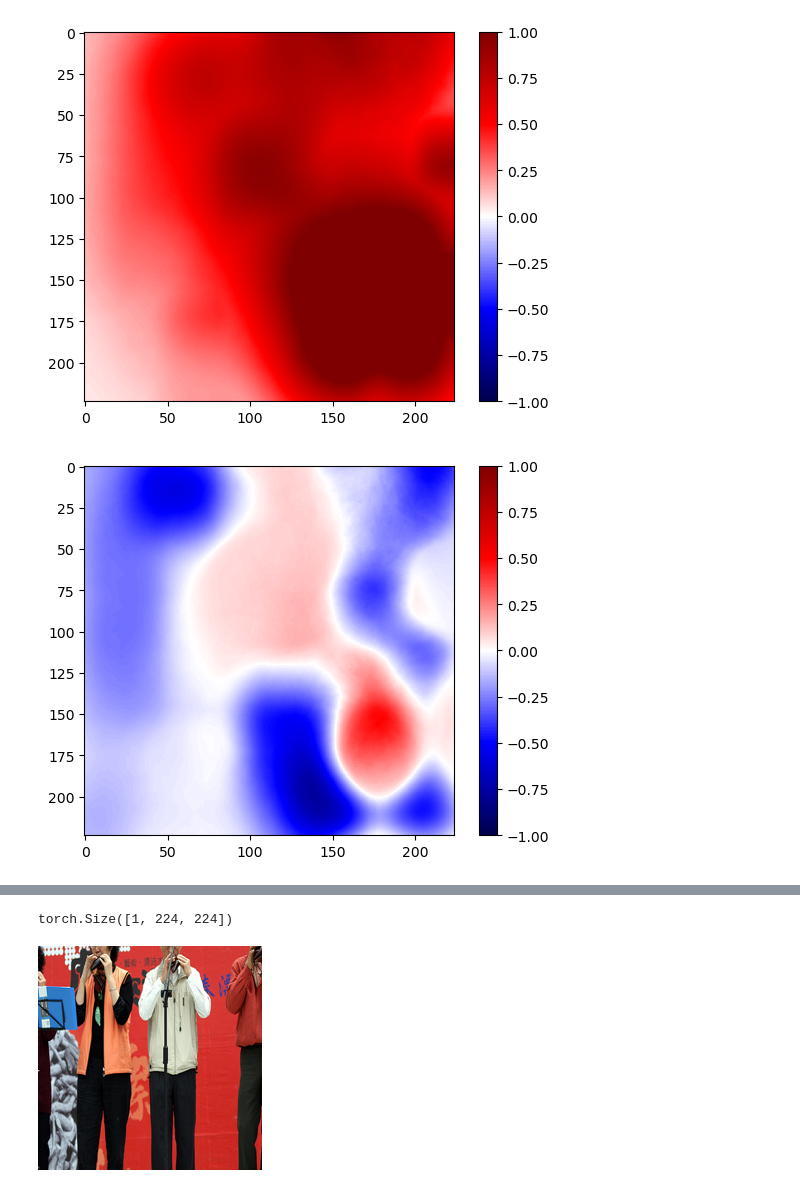
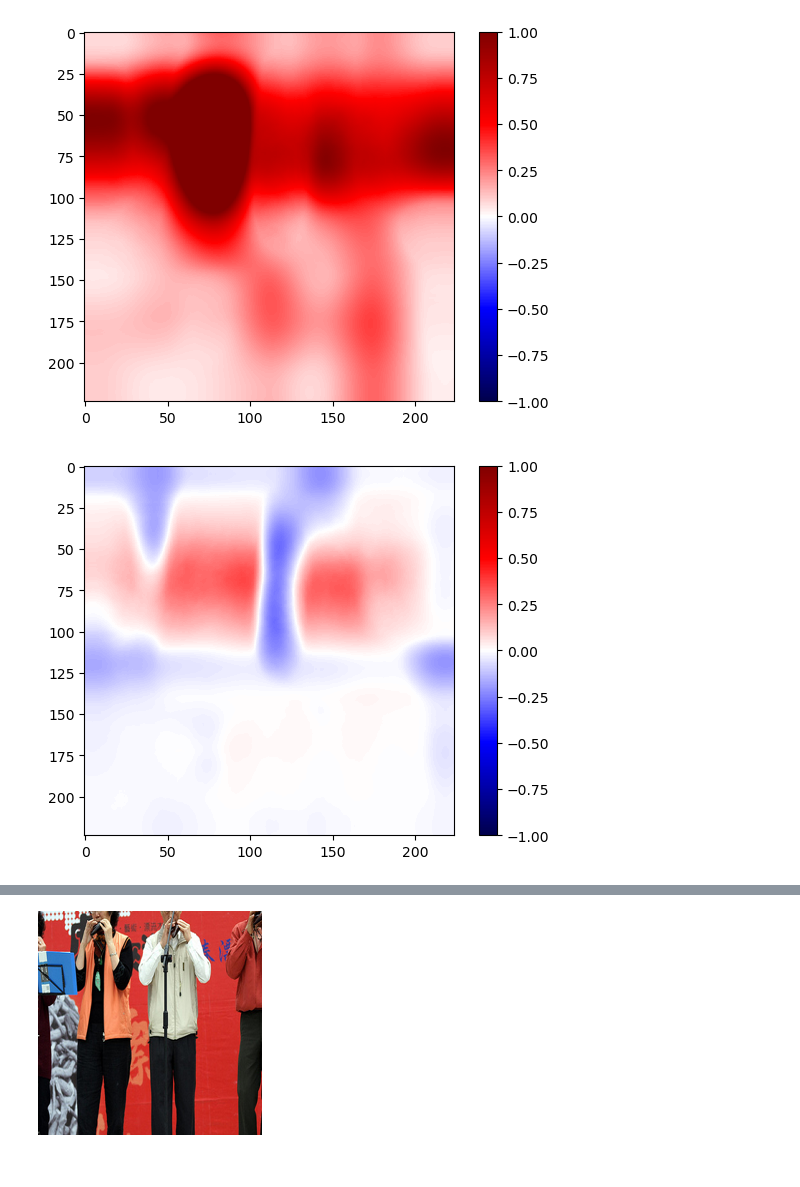
Before and after one commit to beotborry/ConformalXAI, a Jupyter notebook: results_analysis.ipynb, the cells around one changed output, grey strips where cells are left out. Cells and saved outputs as stored; diff of their text form; code cells hidden in the pictures.

Commit message:
data update

```diff
--- a/results_analysis.ipynb
+++ b/results_analysis.ipynb
@@ -10,7 +10,7 @@ import torch
 seed = 0
 # expl_method = "LayerDL"
 expl_method = "GradCAM"
-data_num = 0
+data_num = 2
 dataset = "center_crop_224"
 orig_input_method = "center_crop_224"
 alpha = 0.05
@@ -64,34 +64,34 @@ plt.colorbar()
 plt.show()
 
 # plt.imshow(results[1]['cal_average'].squeeze(), cmap='seismic')
 # plt.clim(-1, 1)
 # plt.colorbar()
 # plt.show()
 
 # plt.imshow(results[1]['val_average'].squeeze(), cmap='seismic')
 # plt.clim(-1, 1)
 # plt.colorbar()
 # plt.show()
 
-expl = torch.tensor(results[idx]['orig_expl'].unsqueeze(0))
+# expl = torch.tensor(results[idx]['orig_expl'].unsqueeze(0))
 
-order = expl.flatten(1).argsort(descending=True))
+# order = expl.flatten(1).argsort(descending=True))
 
 # mask = torch.where(torch.logical_and(results[idx]['conf_high'] > 0, results[idx]['conf_low'] < 0), torch.zeros_like(results[idx]['orig_expl']), 1)
 
 # plt.imshow((results[idx]['orig_expl'] * mask).squeeze(), cmap='seismic')
 # plt.clim(-1, 1)
 # plt.colorbar()
 # plt.show()
 
 # plt.imshow((results[idx]['conf_high'] * mask).squeeze(), cmap='seismic')
 # plt.clim(-1, 1)
 # plt.colorbar()
 # plt.show()
 
 
 # print((results[idx]['orig_expl'] * mask).squeeze().argsort(descending=True) == (results[idx]['conf_high'] * mask).squeeze().argsort(descending=True))
 # print()
 # %% [output]
-[figure, old version]
+[figure, new version]
-[figure, old version]
+[figure, new version]
@@ -99,4 +99,3 @@ order = expl.flatten(1).argsort(descending=True))
-torch.Size([1, 224, 224])
 # %%
 center_crop_224(resize_322(Image.open(filepath_list[data_num])))
 # %% [output]
```
Also changed, not shown: parts of 5 cells of this notebook, 46 other files.
